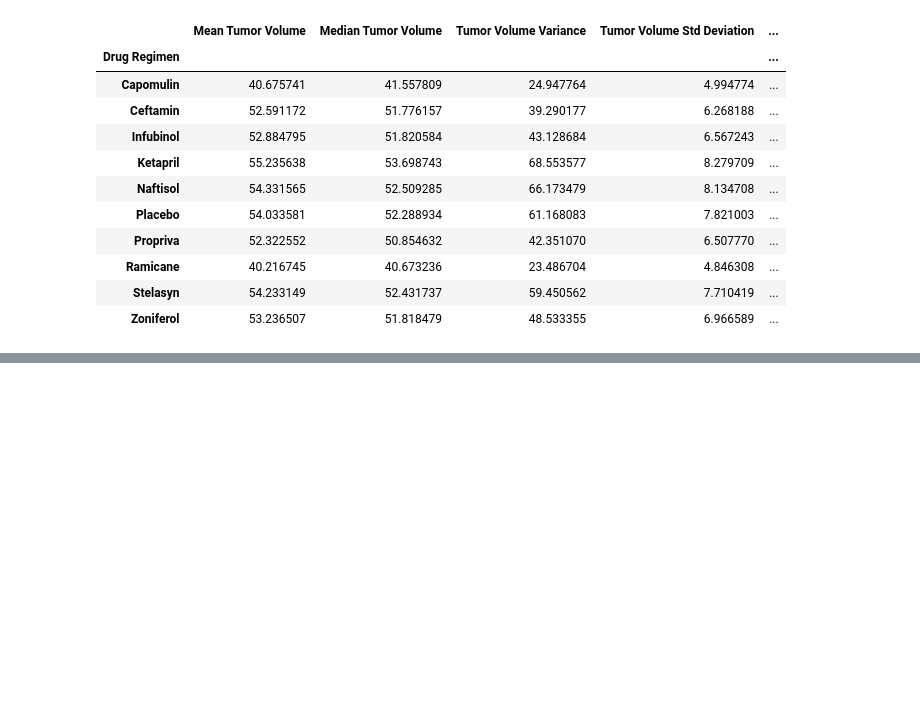
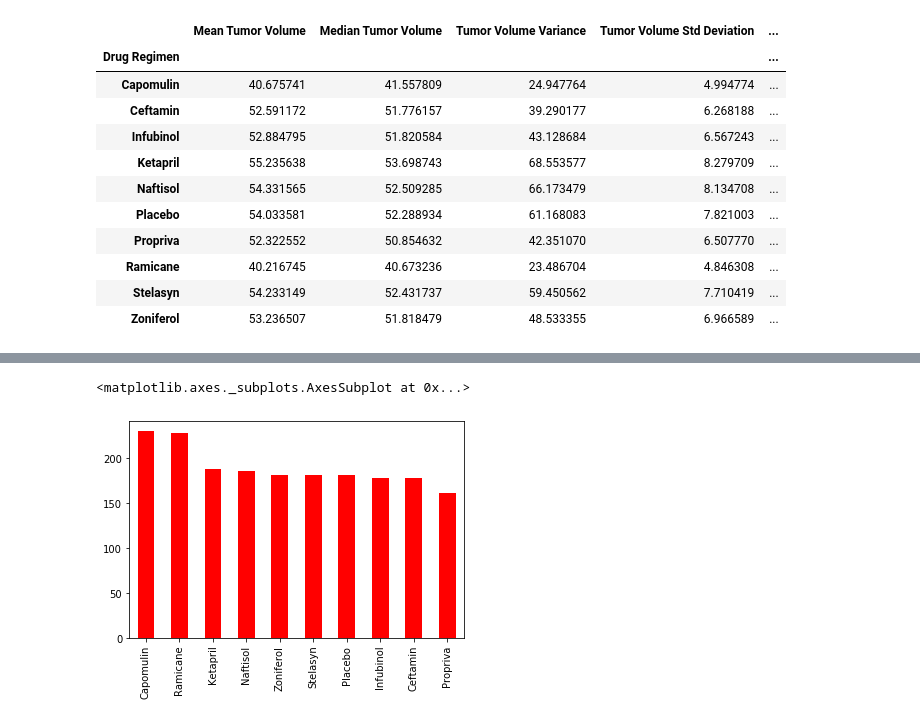
Before and after one commit to derrikdennis/matplotlib-challenge, a Jupyter notebook: Pymaceuticals.ipynb, the cells around one changed output, grey strips where cells are left out. Cells and saved outputs as stored; diff of their text form; code cells hidden in the pictures; blank space fills up the shorter version.

```diff
--- a/Pymaceuticals.ipynb
+++ b/Pymaceuticals.ipynb
@@ -79,0 +90,5 @@ drug_stats_sum
+# %%
+count_drug_regimen.plot(kind="bar",color = "r")
+# %% [output]
+<matplotlib.axes._subplots.AxesSubplot at 0x...>
+[figure, added]
```
Also changed, not shown: parts of 5 cells of this notebook.
